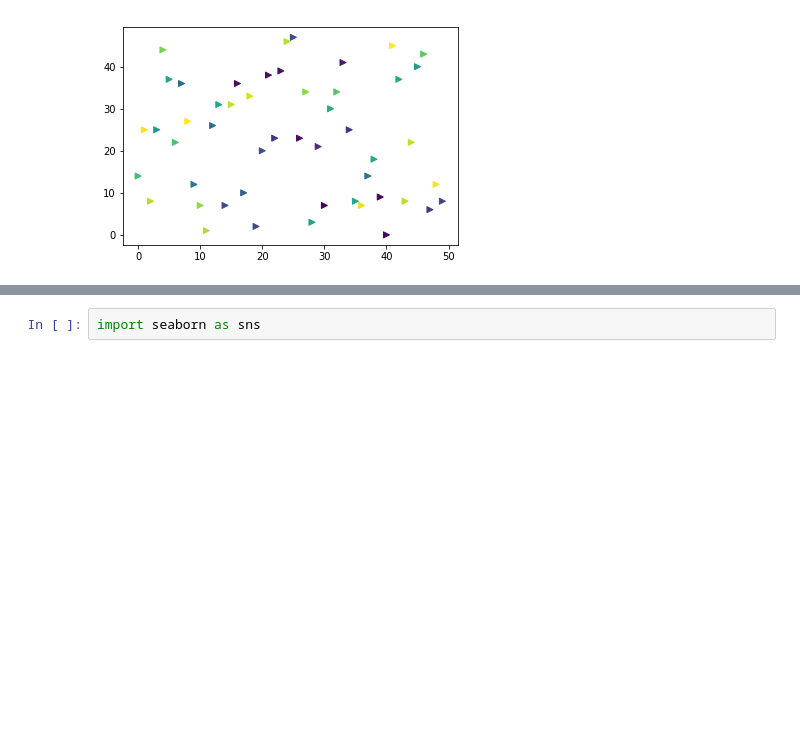
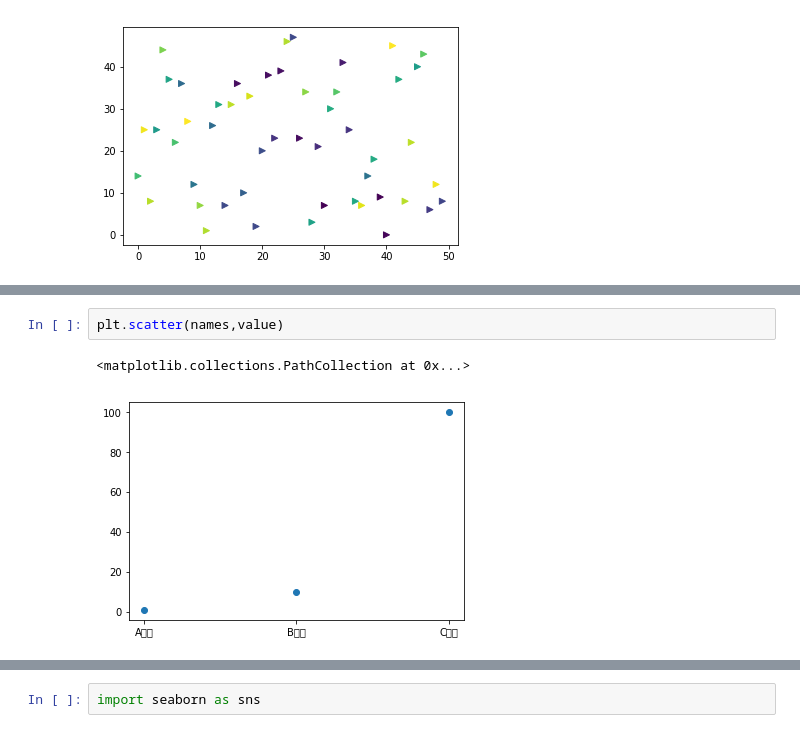
Before and after one commit to zingp/kaggle, a Jupyter notebook: forecast_losa_house_prices/pyplot_seaborn_cheat.ipynb, the cells around one changed output, grey strips where cells are left out. Saved outputs shown, nothing was run; the diff lists cells and outputs as text; blank space fills up the shorter version.

```diff
--- a/forecast_losa_house_prices/pyplot_seaborn_cheat.ipynb
+++ b/forecast_losa_house_prices/pyplot_seaborn_cheat.ipynb
@@ -110,0 +127,5 @@ plt.scatter('a', 'd', data=data, c='c', marker='>')  #散点图的样式
+# %%
+plt.scatter(names,value)
+# %% [output]
+<matplotlib.collections.PathCollection at 0x...>
+[figure, added]
```
Also changed, not shown: parts of 39 cells of this notebook.
